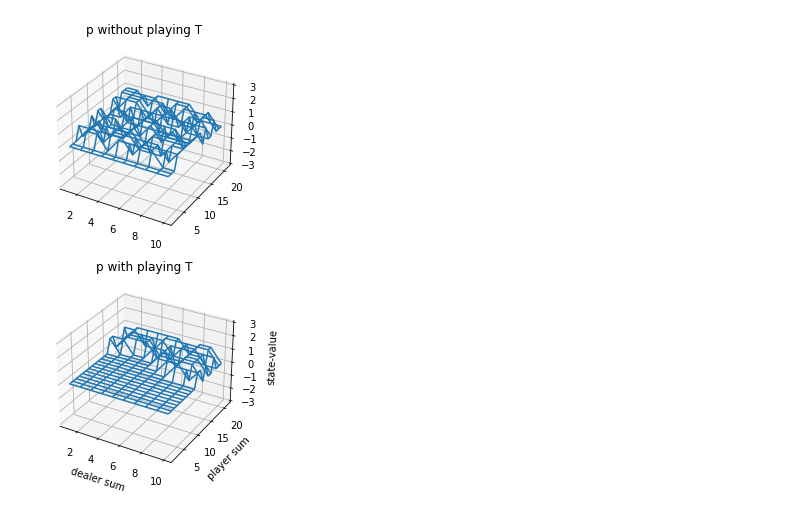
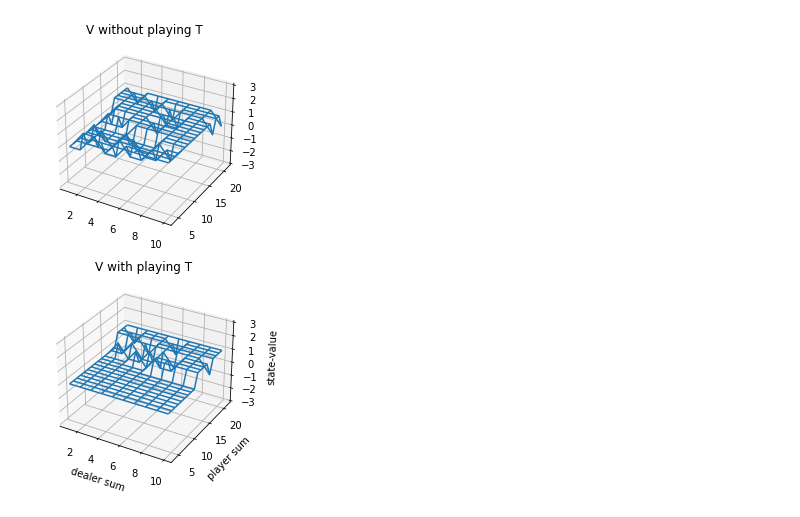
Before and after one commit to Eka454/RL_MAI, a Jupyter notebook: Black_Jack/Black_Jack.ipynb, the cells around one changed output. Saved outputs shown, nothing was run; the diff lists cells and outputs as text; code cells hidden in the pictures.

Commit message:
policy_improvement

```diff
--- a/Black_Jack/Black_Jack.ipynb
+++ b/Black_Jack/Black_Jack.ipynb
@@ -8,6 +7,11 @@ from collections import Counter
 import matplotlib.pyplot as plt
 # %% [markdown]
 <img src="algorithm.PNG">
+# %%
+def policy_init():
+    a = random()
+    b = 1-a
+    return [a, b]
 # %%
 class Agent:
     def __init__(self):
@@ -93,9 +100,11 @@ class Dealer:
         self.deck = [2, 3, 4, 5, 6, 7, 8, 9, 10, 10, 10, 10, 1]
         self.T = 0
 
-    def card(self):
-        card = self.deck[randint(0,len(self.deck)-1)]
-        return card
+    def card(self, n):
+        cards = []
+        for i in range(n):
+            cards.append(self.deck[randint(0,len(self.deck)-1)])
+        return *cards
 
     @staticmethod
     def playing_T(points):
@@ -163,14 +172,14 @@ for _ in tqdm(range(500000)):
     s = agent.start(card1_a, card2_a, card1_d)
     d_points = dealer.start(card1_d, card2_d)
     points = s[2]
-    a = agent.action(s)
+    a = agent.action(s, 0.4)
     while a == 0:
         card = dealer.card()
         s = agent.state(points, card)
         points = s[2]
         if points > 21:
             break
-        a = agent.action(s)
+        a = agent.action(s, 0.4)
     if a == 1:
         d_a = dealer.action(d_points)
         while d_a == 0:
@@ -179,27 +188,31 @@ for _ in tqdm(range(500000)):
             d_a = dealer.action(d_points)
     r = dealer.reward(points, d_points)
     p = agent.policy_improvement(r, e=e)
+# %%
+V = {}
+
+for k, v in dict(p).items():
+    V[k] = np.argmax(v)
 # %%
 def plot_blackjack(V, ax1, ax2):
-    points = np.arange(2, 21 + 1)
+    points = np.arange(4, 21 + 1)
     dealer_card = np.arange(1, 10 + 1)
     playing_T = np.array([0, 1])
     state_values = np.zeros((len(playing_T), len(dealer_card), len(points)))
-    for i, T in enumerate(playing_T):
-        for j, card in enumerate(dealer_card):
-            for k, p in enumerate(points):
-                state_values[i, j, k] = V[T, card, p]
+    for key in V.keys():
+        if key[2] < 22:
+            state_values[key[0], (key[1]-1), (key[2]-4)] = V[key]
     Y, X = np.meshgrid(points, dealer_card)
     ax1.plot_wireframe(X, Y, state_values[0, :, :])
     ax2.plot_wireframe(X, Y, state_values[1, :, :])
     for ax in ax1, ax2:
         ax.set_zlim(-3, 3)
     ax.set_xlabel("dealer sum")
     ax.set_ylabel("player sum")
     ax.set_zlabel("state-value")
 fig, axes = plt.subplots(nrows=2, figsize=(5, 8),subplot_kw={'projection': '3d'})
-axes[0].set_title('p without playing T')
-axes[1].set_title('p with playing T')
-plot_blackjack(p, axes[0], axes[1])
+axes[0].set_title('V without playing T')
+axes[1].set_title('V with playing T')
+plot_blackjack(V, axes[0], axes[1])
 # %% [output]
-[figure, old version]
+[figure, new version]
```
Also changed, not shown: parts of 2 cells of this notebook.
